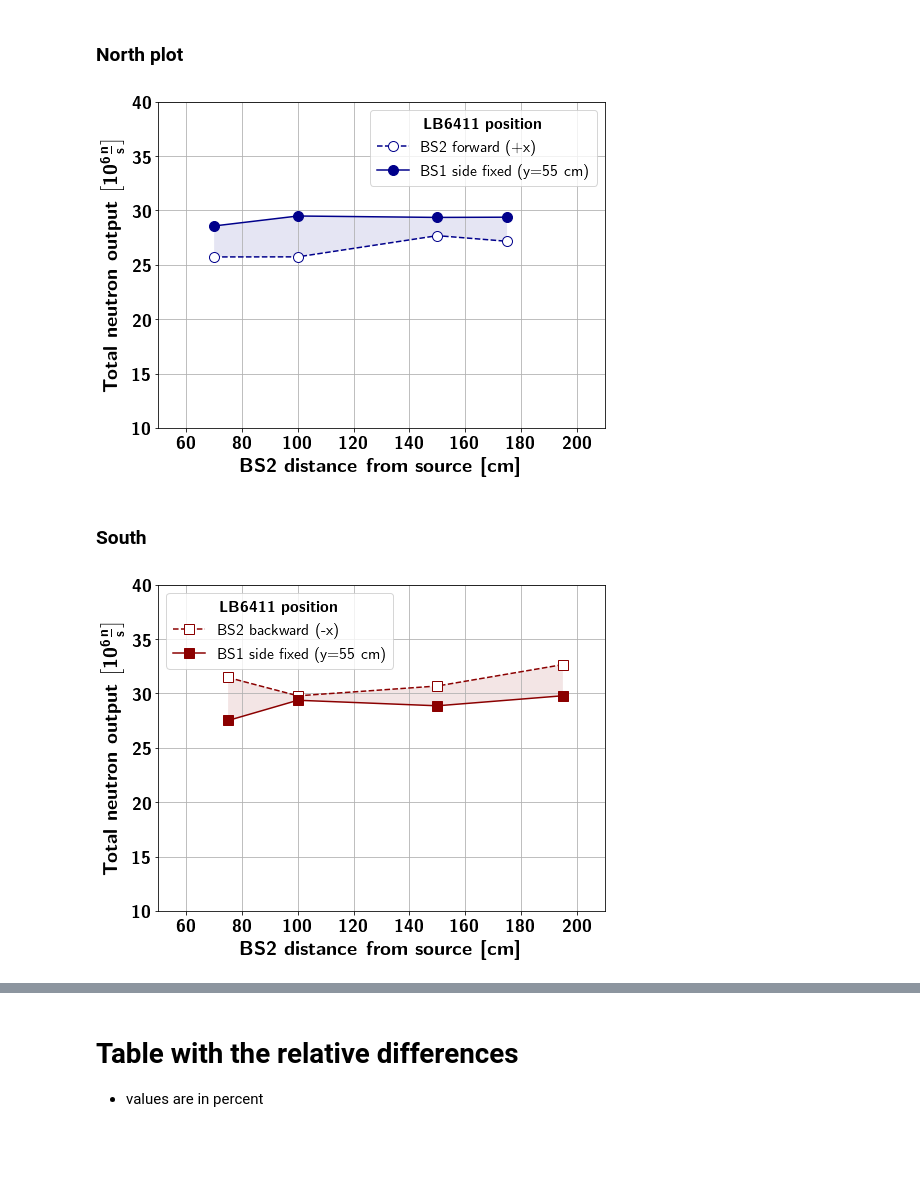
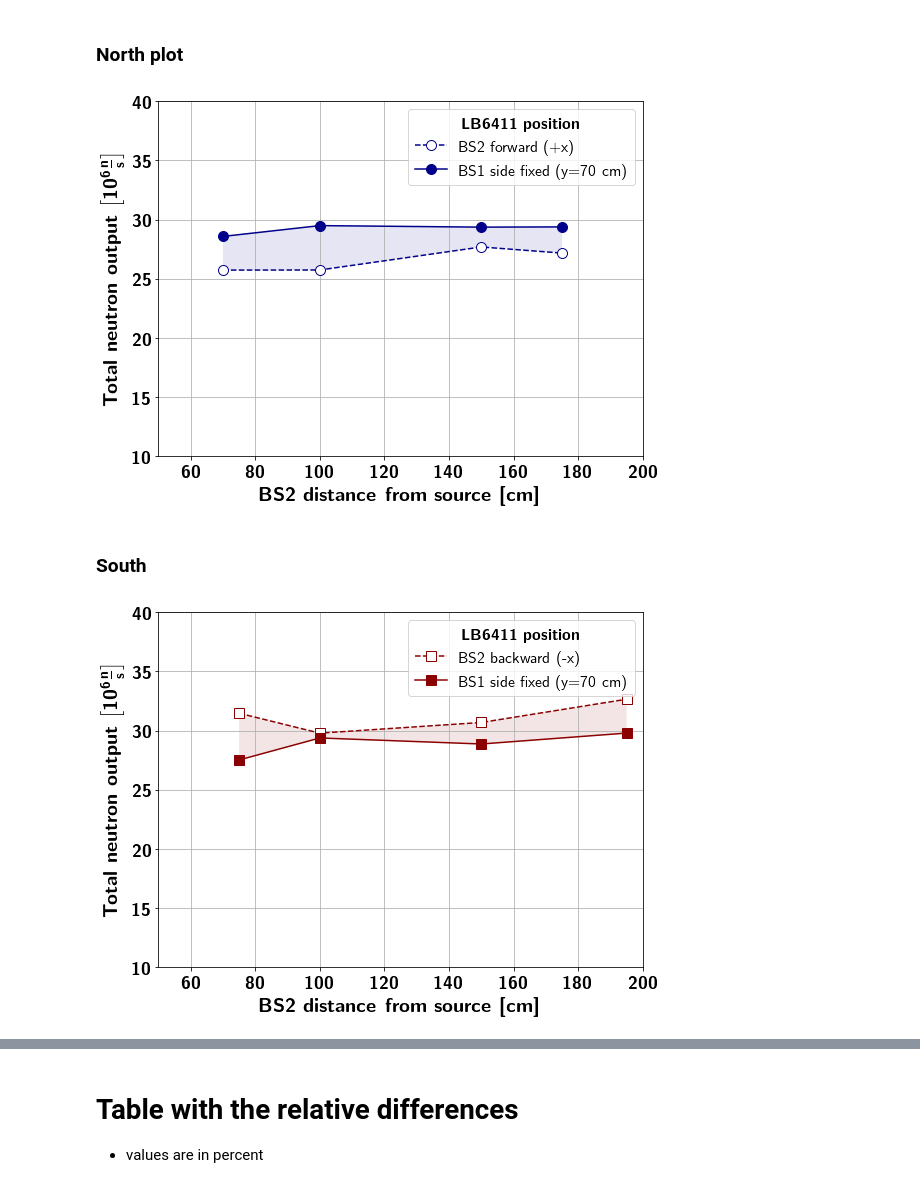
Before and after one commit to kromerh/phd_python, a Jupyter notebook: 09.BS_Mapping/01.NEW_TARGET.BS_mapping.new_target.ipynb, the cells around one changed output, grey strips where cells are left out. Drawn from its saved outputs; the diff is of its cells as text; code cells hidden in the pictures; blank space fills up the shorter version.

```diff
--- a/09.BS_Mapping/01.NEW_TARGET.BS_mapping.new_target.ipynb
+++ b/09.BS_Mapping/01.NEW_TARGET.BS_mapping.new_target.ipynb
@@ -3,6 +3,8 @@
 
 - Code and data is in /Users/hkromer/02_PhD/02_Data/06.BS_Mapping/2017-12-21_BS_Mapping
 - Some report can already be found in /Users/hkromer/02_PhD/04_Publiations/04_Reports/05_BSMapping/2018-01-04_BS_Mapping.docx
+# %%
+outputfolder = '/Users/hkromer/polybox/Thesis/Chapters/DetailedNeutronGeneratorCharacterization/Figures/'
 # %%
 import time
 import matplotlib.pyplot as plt
@@ -355,7 +363,10 @@ plt.close()
 # %%
 fs = 20
 y_scale = 1e6
-xlims = [50, 210]
+xlims = [50, 200]
+figname = 'BS_mapping_new_target_output_BS2_vs_BS1_NORTH'
+if not os.path.exists(outputfolder+'/'+figname):
+    os.makedirs(outputfolder+'/'+figname)
 # plot neutron output
 df_north = df[ df['direction'] == 'North']
 df_south = df[ df['direction'] == 'South']
@@ -374,9 +385,9 @@ ax1.plot(df_north['distance'], df_north['output_from_BS']/y_scale, '--', label=r
 # ax1.plot(df_south['distance'], df_south['total_neutron_output_from_BS2_cps']/y_scale, '--', label=r"BS2 South", marker="d", color='darkred', markerfacecolor='white')
 # ax1.plot(df_east['distance'], df_east['total_neutron_output_from_BS2_cps']/y_scale, '--', label=r"BS2 East", marker='s', color='darkgreen', markerfacecolor='white')
 
-ax1.plot(df_north['distance'], df_north['output']/y_scale,  label=r"BS1 side fixed (y=55 cm)", marker="o", markersize=markersize, color='darkblue')
-# ax1.plot(df_south['distance'], df_south['total_neutron_output']/y_scale, label=r"BS1 55 cm West", marker="d", color='darkred')
-# ax1.plot(df_east['distance'], df_east['total_neutron_output']/y_scale, label=r"BS1 55 cm West", marker='s', color='darkgreen')
+ax1.plot(df_north['distance'], df_north['output']/y_scale,  label=r"BS1 side fixed (y=70 cm)", marker="o", markersize=markersize, color='darkblue')
+# ax1.plot(df_south['distance'], df_south['total_neutron_output']/y_scale, label=r"BS1 70 cm West", marker="d", color='darkred')
+# ax1.plot(df_east['distance'], df_east['total_neutron_output']/y_scale, label=r"BS1 70 cm West", marker='s', color='darkgreen')
 # fig.subplots_adjust(left=0.14)
 plt.xlabel(r'\textbf{BS2 distance from source [cm]}', fontsize=fs)
 plt.ylabel(r'\textbf{Total neutron output} $\left[10^6 \frac{n}{s} \right]$', fontsize=fs)
@@ -413,17 +424,21 @@ plt.gca().fill_between(df_north['distance'],
 #                        alpha=0.1)
 leg2 = plt.legend(fontsize=fs-4)
 leg2.set_title(r"\textbf{LB6411 position}", prop = {'size': fs-4})
-# plt.savefig('./2017-10-12_Plots/comparison_total_neutron_output_mcnpThermal.png', dpi=600)
+plt.tight_layout()
+plt.savefig(f'{outputfolder}/{figname}/{figname}.pdf')
 plt.show()
 plt.close()
 # %% [output]
-[figure, old version]
+[figure, new version]
 # %% [markdown]
 ### South
 # %%
 fs = 20
 y_scale = 1e6
-xlims = [50, 210]
+xlims = [50, 200]
+figname = 'BS_mapping_new_target_output_BS2_vs_BS1_SOUTH'
+if not os.path.exists(outputfolder+'/'+figname):
+    os.makedirs(outputfolder+'/'+figname)
 # plot neutron output
 df_north = df[ df['direction'] == 'North']
 df_south = df[ df['direction'] == 'South']
@@ -442,9 +457,9 @@ ax1 = fig.add_subplot(1, 1, 1)
 ax1.plot(df_south['distance'], df_south['output_from_BS']/y_scale, '--', label=r"BS2 backward (-x)", marker="s", markersize=markersize, color='darkred', markerfacecolor='white')
 # ax1.plot(df_east['distance'], df_east['output_from_BS']/y_scale, '--', label=r"BS2 East", marker='d', markersize=markersize, color='darkgreen', markerfacecolor='white')
 
-# ax1.plot(df_north['distance'], df_north['output']/y_scale,  label=r"BS1 side fixed (y=55 cm)", marker="o", markersize=markersize, color='darkblue')
-ax1.plot(df_south['distance'], df_south['output']/y_scale, label=r"BS1 side fixed (y=55 cm)", marker="s", markersize=markersize, color='darkred')
-# ax1.plot(df_east['distance'], df_east['output']/y_scale, label=r"BS1 side fixed (y=55 cm)", marker='d', markersize=markersize, color='darkgreen')
+# ax1.plot(df_north['distance'], df_north['output']/y_scale,  label=r"BS1 side fixed (y=70 cm)", marker="o", markersize=markersize, color='darkblue')
+ax1.plot(df_south['distance'], df_south['output']/y_scale, label=r"BS1 side fixed (y=70 cm)", marker="s", markersize=markersize, color='darkred')
+# ax1.plot(df_east['distance'], df_east['output']/y_scale, label=r"BS1 side fixed (y=70 cm)", marker='d', markersize=markersize, color='darkgreen')
 # fig.subplots_adjust(left=0.14)
 plt.xlabel(r'\textbf{BS2 distance from source [cm]}', fontsize=fs)
 plt.ylabel(r'\textbf{Total neutron output} $\left[10^6 \frac{n}{s} \right]$', fontsize=fs)
@@ -457,35 +472,36 @@ ax1.grid(b=True, which='minor', linestyle='--')
 # ax1.yaxis.set_major_formatter(ticker.FormatStrFormatter('%.1e'))
 plt.ylim(ylims)
 plt.xlim(xlims)
 # ticks
 # y_ticks = np.arange(1.0e6, 10e6+1.0e6, 1.0e6)
 # y = np.arange(1, 10+1, 1)
 # plt.yticks(y_ticks, y)
 ax1.tick_params('x', colors='black', labelsize=fs-2)
 ax1.tick_params('y', colors='black', labelsize=fs-2)
 # for tick in ax1.xaxis.get_major_ticks():
 #     tick.label.set_fontsize(14)
 # for tick in ax1.yaxis.get_major_ticks():
 #     tick.label.set_fontsize(14)
 # plt.gca().fill_between(df_north['distance'],
 #                        df_north['output_from_BS']/y_scale, df_north['output']/y_scale,
 #                        facecolor='darkblue',
 #                        alpha=0.1)
 plt.gca().fill_between(df_south['distance'],
                        df_south['output_from_BS']/y_scale, df_south['output']/y_scale,
                        facecolor='darkred',
                        alpha=0.1)
 # plt.gca().fill_between(df_east['distance'],
 #                        df_east['output_from_BS']/y_scale, df_east['output']/y_scale,
 #                        facecolor='darkgreen',
 #                        alpha=0.1)
 leg2 = plt.legend(fontsize=fs-4)
 leg2.set_title(r"\textbf{LB6411 position}", prop = {'size': fs-4})
-# plt.savefig('./2017-10-12_Plots/comparison_total_neutron_output_mcnpThermal.png', dpi=600)
+plt.tight_layout()
+plt.savefig(f'{outputfolder}/{figname}/{figname}.pdf')
 plt.show()
 plt.close()
 # %% [output]
-[figure, old version]
+[figure, new version]
 # %%
 fs = 20
 y_scale = 1e6
```
Also changed, not shown: parts of 4 cells of this notebook.
